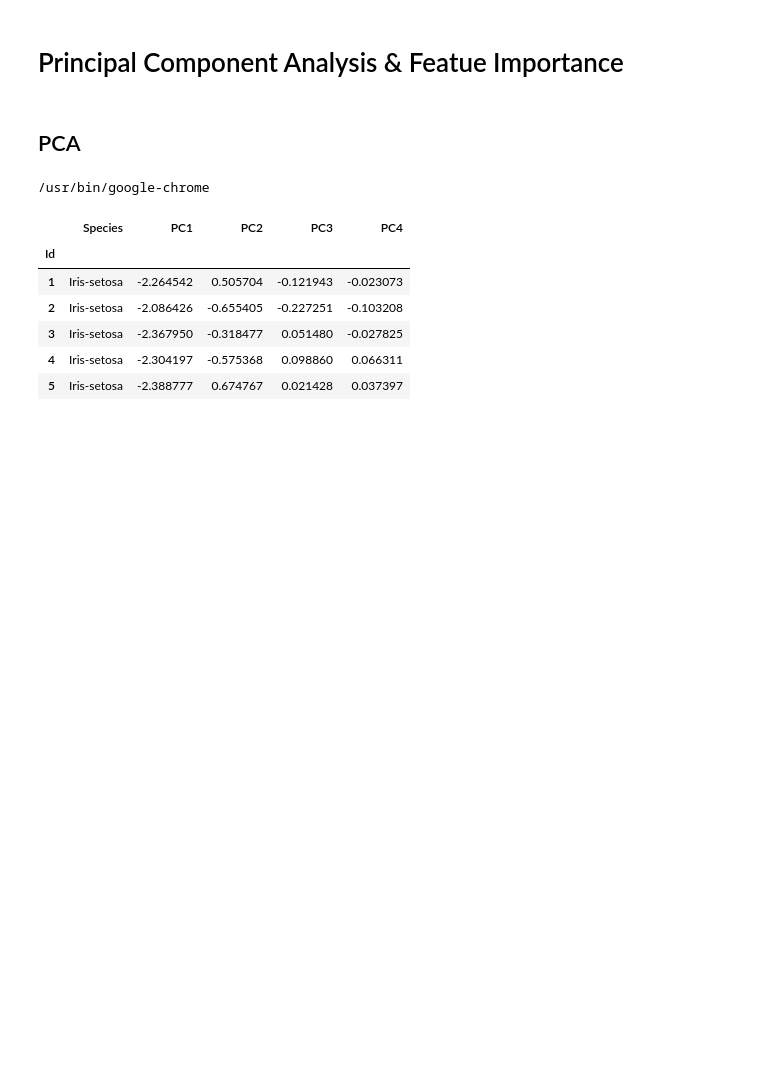
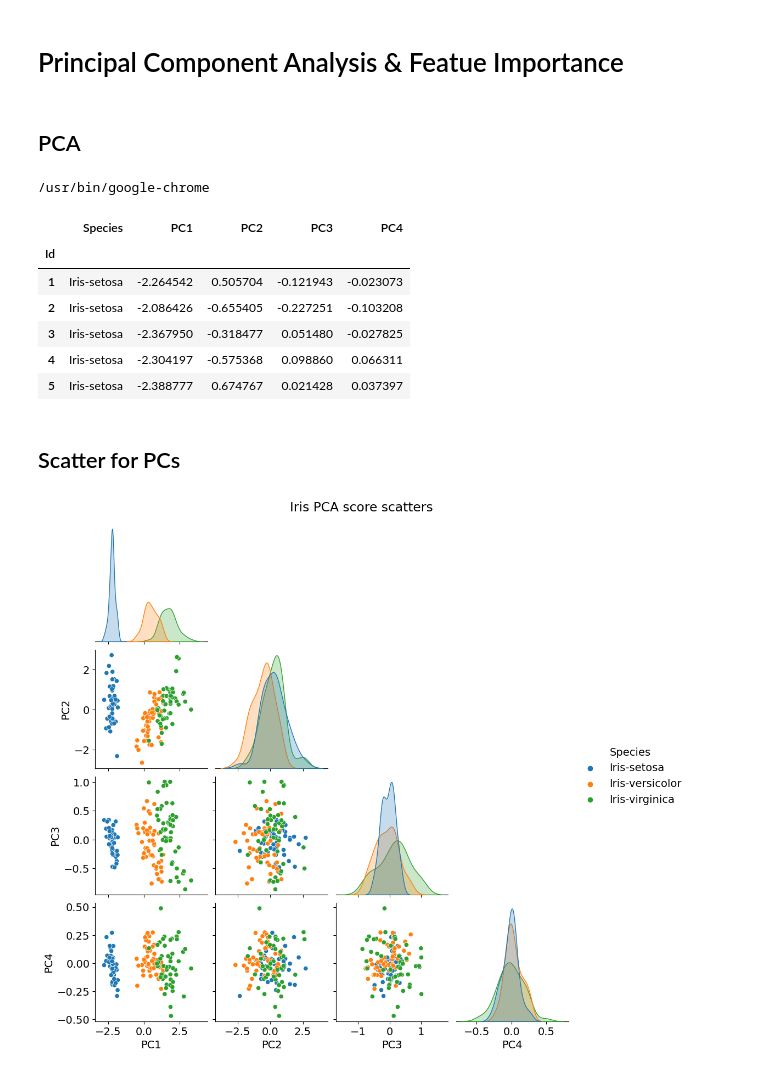
Before and after one commit to bitwalk123/MyNotebook, a Jupyter notebook: iris_PCA_py_06_SHAP.ipynb, the cells around one changed output. Cells and saved outputs as stored; diff of their text form; code cells hidden in the pictures; blank space fills up the shorter version.

```diff
--- a/iris_PCA_py_06_SHAP.ipynb
+++ b/iris_PCA_py_06_SHAP.ipynb
@@ -43,3 +43,18 @@ df_pca.head()
 | 3 | Iris-setosa | -2.367950 | -0.318477 | 0.051480 | -0.027825 |
 | 4 | Iris-setosa | -2.304197 | -0.575368 | 0.098860 | 0.066311 |
 | 5 | Iris-setosa | -2.388777 | 0.674767 | 0.021428 | 0.037397 |
+# %% [markdown]
+## Scatter for PCs
+# %%
+import matplotlib.pyplot as plt
+import seaborn as sns
+
+plt.rcParams['font.size'] = 14
+
+g = sns.pairplot(df_pca, hue=col_y, corner=True)
+g.fig.suptitle('Iris PCA score scatters', y=1.02)
+
+plt.savefig('iris_061_PCA_scatter.png')
+plt.show()
+# %% [output]
+[figure, added]
```
Also changed, not shown: 1 other file.
